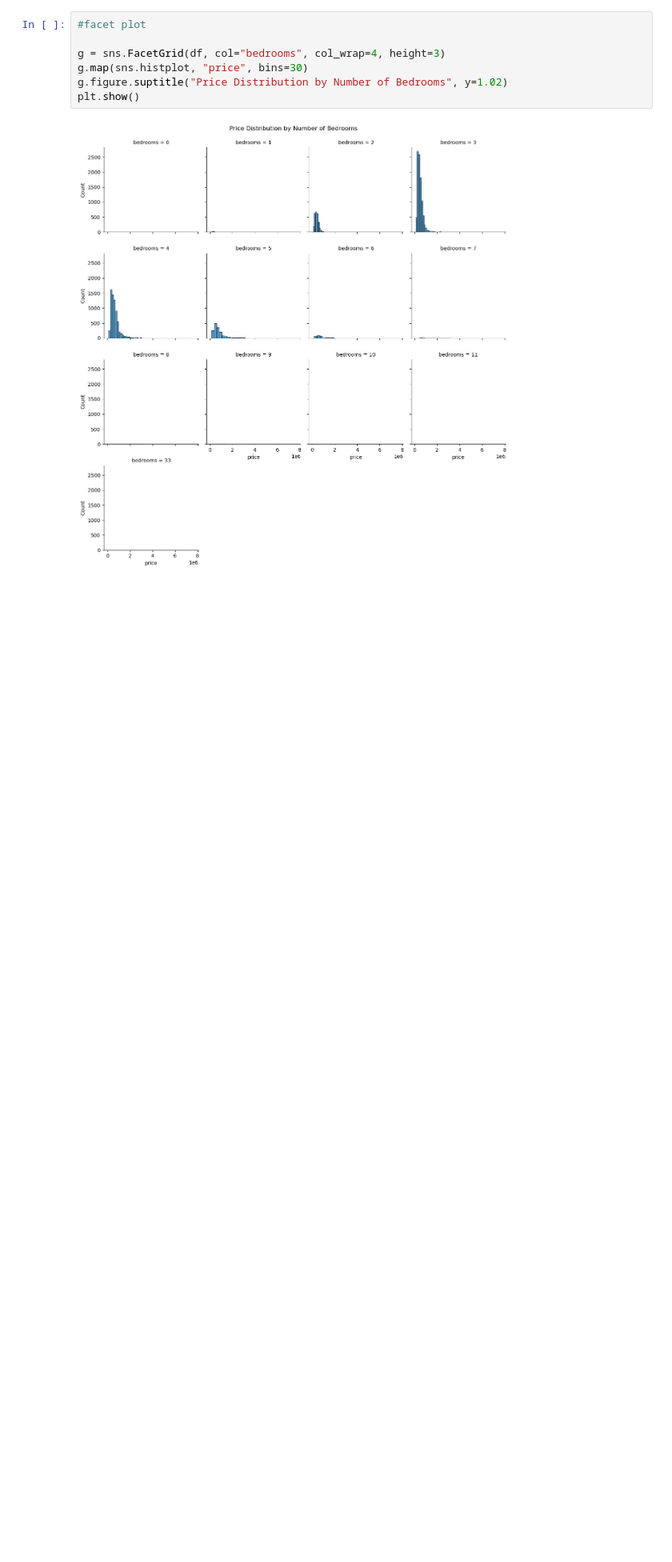
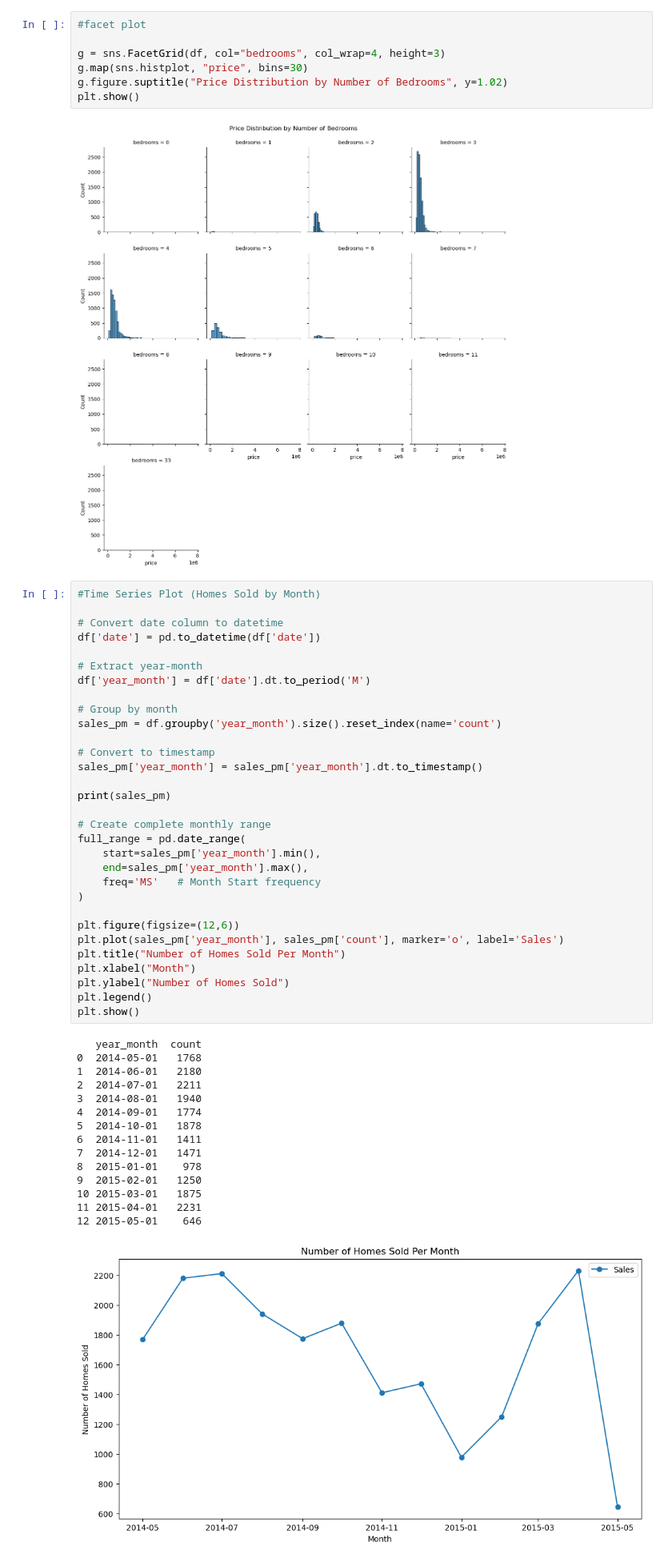
Before and after one commit to poojamengaji/PCDA_HW5_EDA_Python_Mengaji, a Jupyter notebook: eda.ipynb, the cells around one changed output. Shown at 80% size. Cells and saved outputs as stored; diff of their text form; blank space fills up the shorter version.

Commit message:
time series plot showing the number of homes sold by month

```diff
--- a/eda.ipynb
+++ b/eda.ipynb
@@ -48,3 +42,50 @@ g.figure.suptitle("Price Distribution by Number of Bedrooms", y=1.02)
 plt.show()
 # %% [output]
 [figure]
+# %%
+#Time Series Plot (Homes Sold by Month)
+
+# Convert date column to datetime
+df['date'] = pd.to_datetime(df['date'])
+
+# Extract year-month
+df['year_month'] = df['date'].dt.to_period('M')
+
+# Group by month
+sales_pm = df.groupby('year_month').size().reset_index(name='count')
+
+# Convert to timestamp
+sales_pm['year_month'] = sales_pm['year_month'].dt.to_timestamp()
+
+print(sales_pm)
+
+# Create complete monthly range
+full_range = pd.date_range(
+    start=sales_pm['year_month'].min(),
+    end=sales_pm['year_month'].max(),
+    freq='MS'   # Month Start frequency
+)
+
+plt.figure(figsize=(12,6))
+plt.plot(sales_pm['year_month'], sales_pm['count'], marker='o', label='Sales')
+plt.title("Number of Homes Sold Per Month")
+plt.xlabel("Month")
+plt.ylabel("Number of Homes Sold")
+plt.legend()
+plt.show()
+# %% [output]
+   year_month  count
+0  2014-05-01   1768
+1  2014-06-01   2180
+2  2014-07-01   2211
+3  2014-08-01   1940
+4  2014-09-01   1774
+5  2014-10-01   1878
+6  2014-11-01   1411
+7  2014-12-01   1471
+8  2015-01-01    978
+9  2015-02-01   1250
+10 2015-03-01   1875
+11 2015-04-01   2231
+12 2015-05-01    646
+[figure, added]
```
Also changed, not shown: parts of 1 cell of this notebook.
